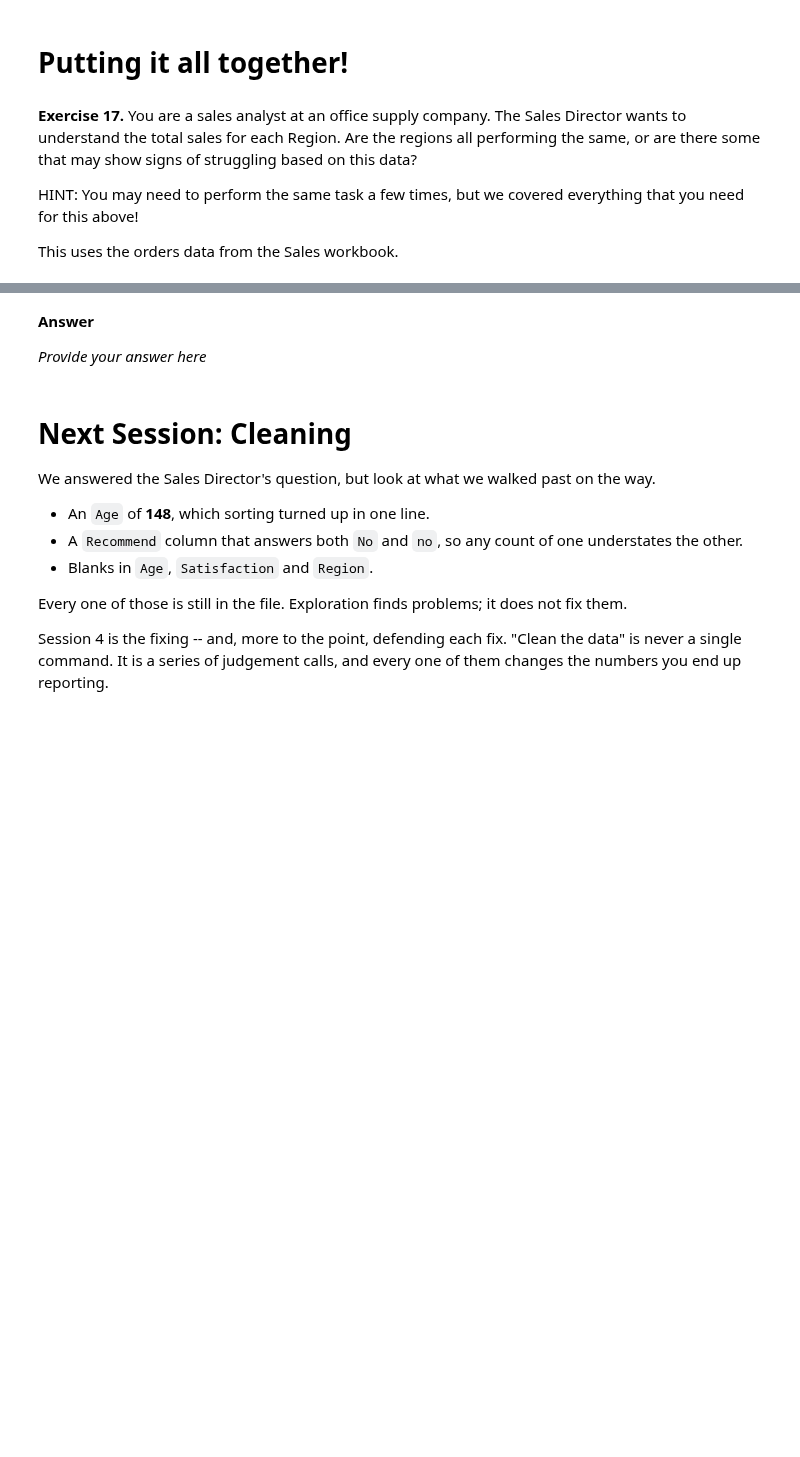
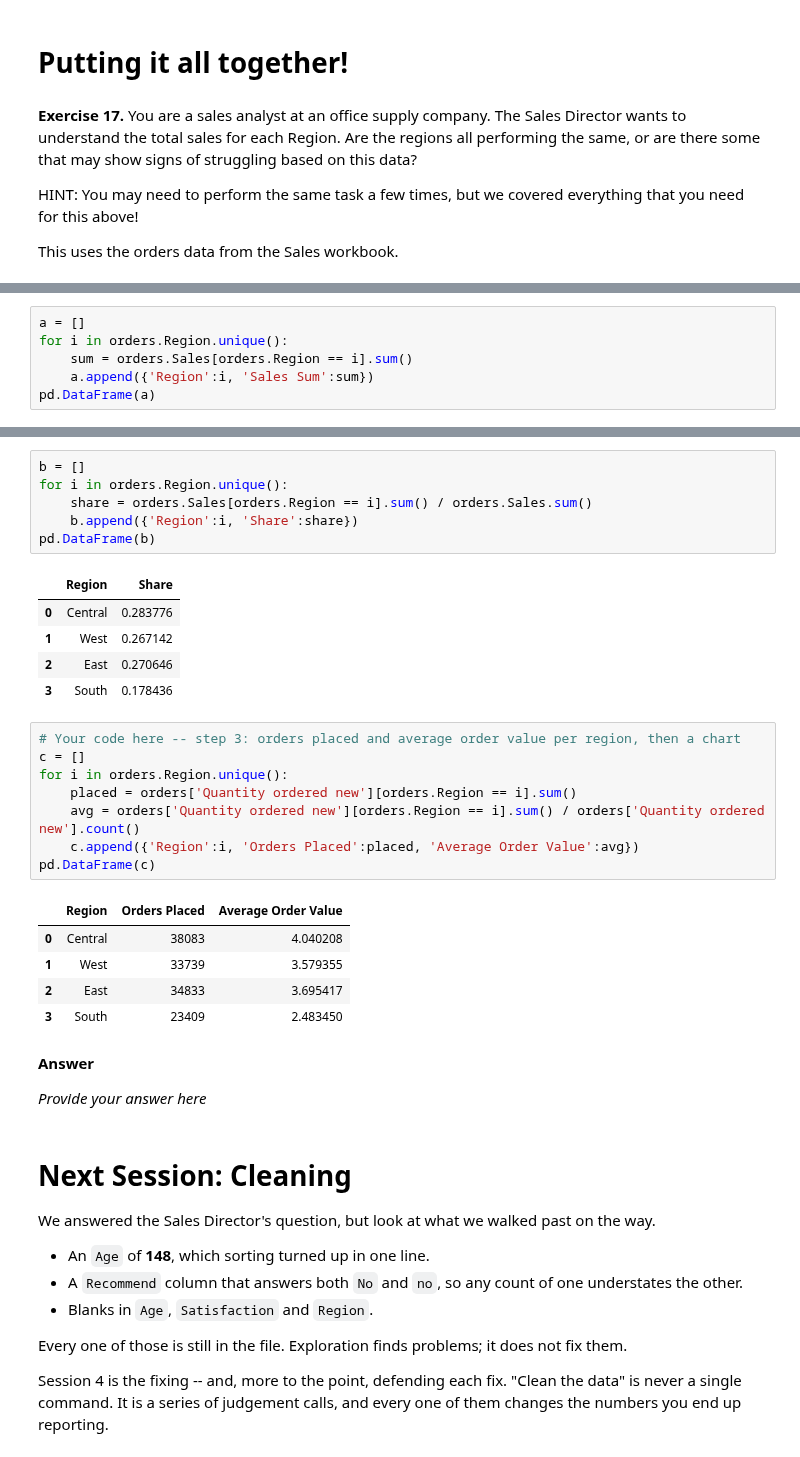
Before and after one commit to laglead/IS834_Fall_2026, a Jupyter notebook: Session 03 - Pandas I - Importing and Exploration/03_Analytics_with_pandas.ipynb, the cells around one changed output, grey strips where cells are left out. Saved outputs shown, nothing was run; the diff lists cells and outputs as text; blank space fills up the shorter version.

```diff
--- a/Session 03 - Pandas I - Importing and Exploration/03_Analytics_with_pandas.ipynb
+++ b/Session 03 - Pandas I - Importing and Exploration/03_Analytics_with_pandas.ipynb
@@ -616,0 +959,6 @@ This uses the orders data from the Sales workbook.
+# %%
+a = []
+for i in orders.Region.unique():
+    sum = orders.Sales[orders.Region == i].sum()
+    a.append({'Region':i, 'Sales Sum':sum})
+pd.DataFrame(a)
@@ -617,3 +971,29 @@ This uses the orders data from the Sales workbook.
+# %%
+b = []
+for i in orders.Region.unique():
+    share = orders.Sales[orders.Region == i].sum() / orders.Sales.sum()
+    b.append({'Region':i, 'Share':share})
+pd.DataFrame(b)
+# %% [output]
+|  | Region | Share |
+| 0 | Central | 0.283776 |
+| 1 | West | 0.267142 |
+| 2 | East | 0.270646 |
+| 3 | South | 0.178436 |
+# %%
+# Your code here -- step 3: orders placed and average order value per region, then a chart
+c = []
+for i in orders.Region.unique():
+    placed = orders['Quantity ordered new'][orders.Region == i].sum()
+    avg = orders['Quantity ordered new'][orders.Region == i].sum() / orders['Quantity ordered new'].count()
+    c.append({'Region':i, 'Orders Placed':placed, 'Average Order Value':avg})
+pd.DataFrame(c)
+# %% [output]
+|  | Region | Orders Placed | Average Order Value |
+| 0 | Central | 38083 | 4.040208 |
+| 1 | West | 33739 | 3.579355 |
+| 2 | East | 34833 | 3.695417 |
+| 3 | South | 23409 | 2.483450 |
 # %% [markdown]
 **Answer**
 
```
Also changed, not shown: parts of 58 cells of this notebook.
